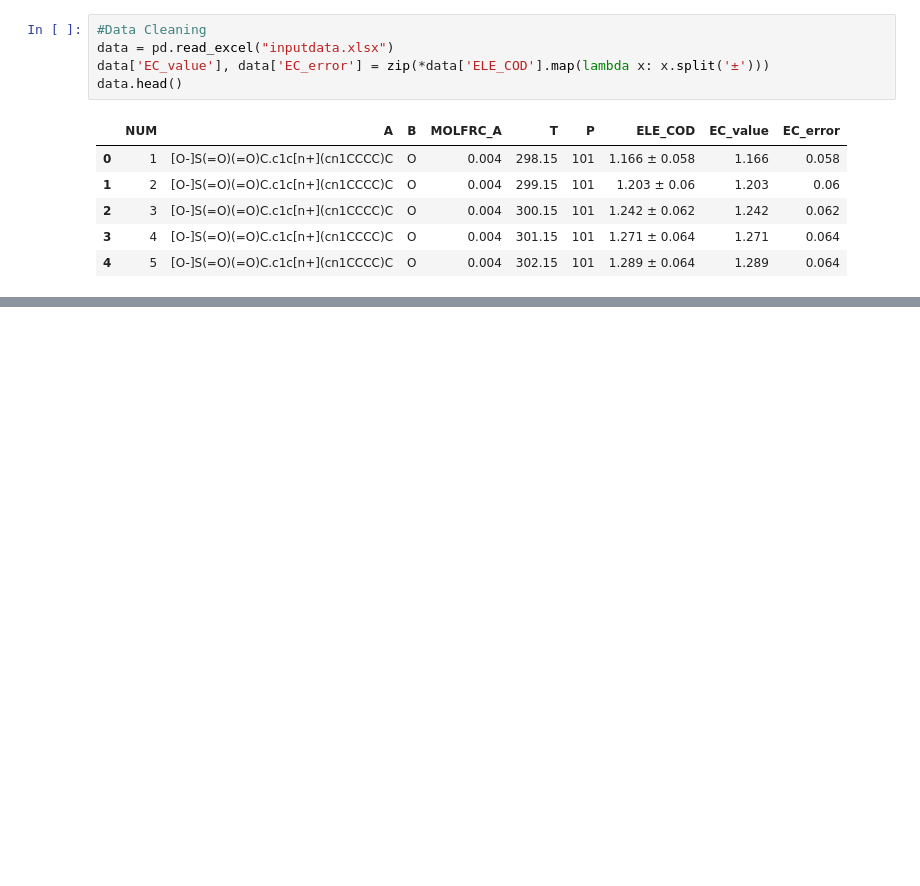
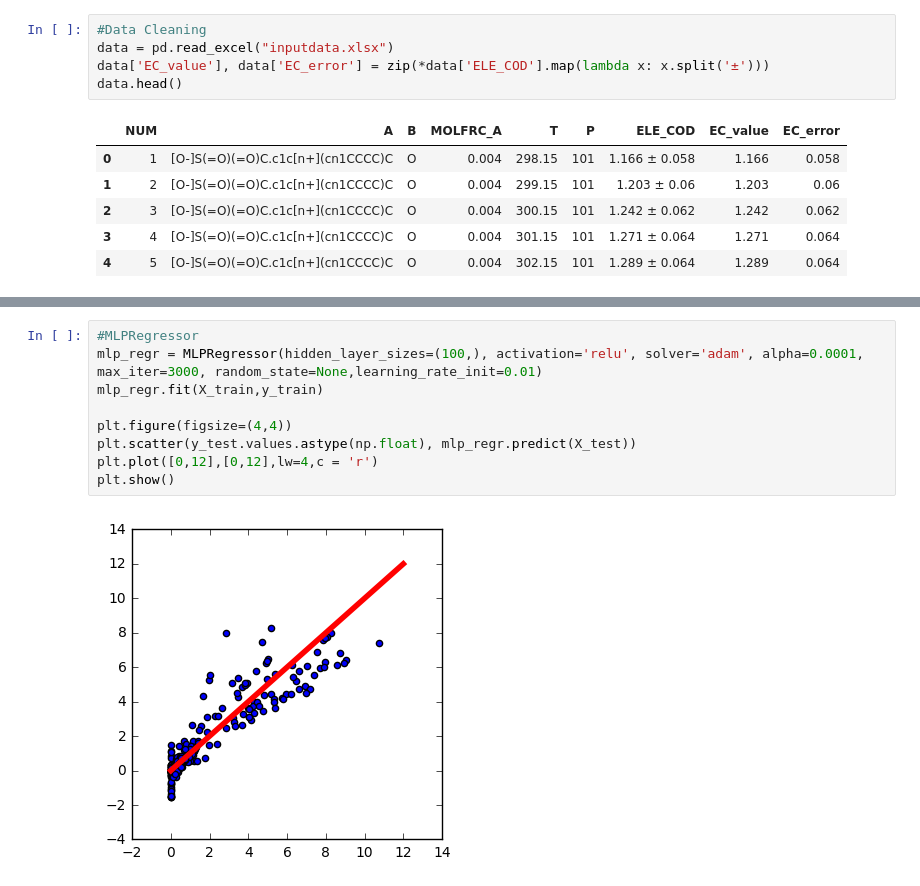
Before and after one commit to joekasp/ionic_liquids, a Jupyter notebook: ionic_liquids/datasets/Molecular Descriptors.ipynb, the cells around one changed output, grey strips where cells are left out. Drawn from its saved outputs; the diff is of its cells as text; blank space fills up the shorter version.

```diff
--- a/ionic_liquids/datasets/Molecular Descriptors.ipynb
+++ b/ionic_liquids/datasets/Molecular Descriptors.ipynb
@@ -79,0 +68,11 @@ ValueError: First argument must be a sequence
+# %%
+#MLPRegressor
+mlp_regr = MLPRegressor(hidden_layer_sizes=(100,), activation='relu', solver='adam', alpha=0.0001, max_iter=3000, random_state=None,learning_rate_init=0.01)
+mlp_regr.fit(X_train,y_train)
+
+plt.figure(figsize=(4,4))
+plt.scatter(y_test.values.astype(np.float), mlp_regr.predict(X_test))
+plt.plot([0,12],[0,12],lw=4,c = 'r')
+plt.show()
+# %% [output]
+[figure, added]
```
Also changed, not shown: parts of 9 cells of this notebook.
